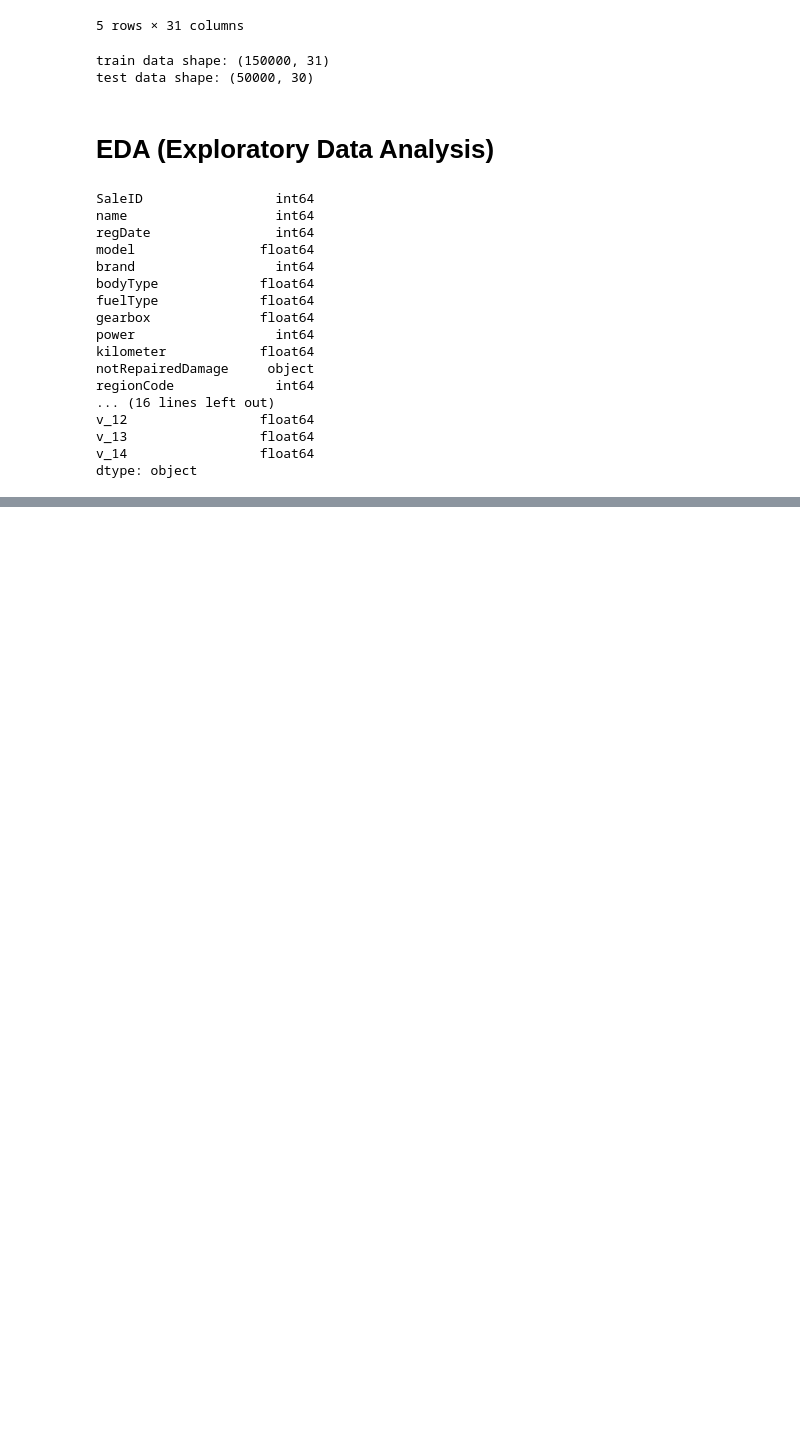
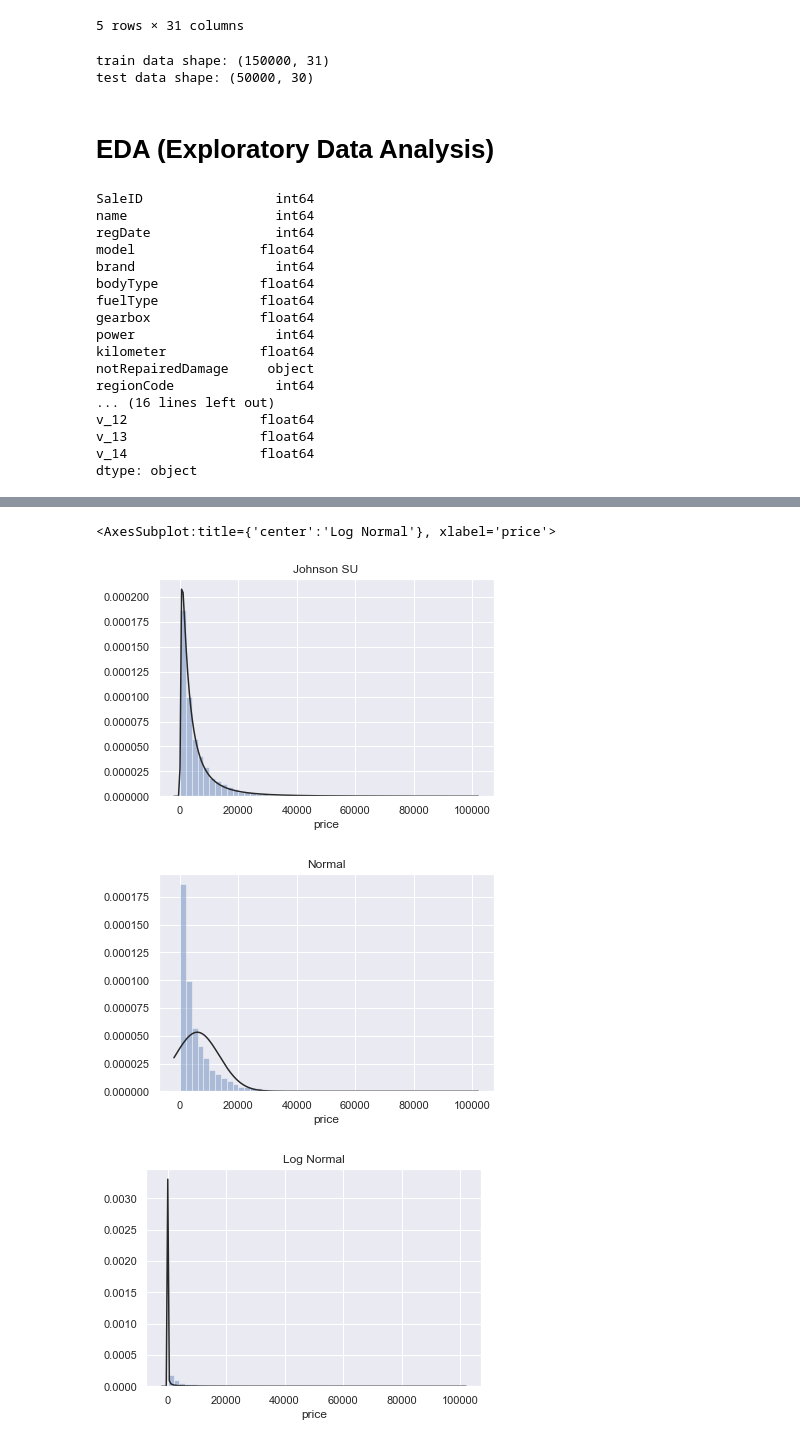
Before and after one commit to lytdigi-ai/used_cars, a Jupyter notebook: project_EDA.ipynb, the cells around one changed output, grey strips where cells are left out. Cells and saved outputs as stored; diff of their text form; code cells hidden in the pictures; blank space fills up the shorter version.

```diff
--- a/project_EDA.ipynb
+++ b/project_EDA.ipynb
@@ -70,0 +182,14 @@ dtype: object
+# %%
+import scipy.stats as st
+y = train_data['price']
+plt.figure(1);plt.title('Johnson SU')
+sns.distplot(y,kde=False,fit=st.johnsonsu)
+plt.figure(2);plt.title('Normal')
+sns.distplot(y,kde=False,fit=st.norm)
+plt.figure(3);plt.title('Log Normal')
+sns.distplot(y,kde=False,fit=st.lognorm)
+# %% [output]
+<AxesSubplot:title={'center':'Log Normal'}, xlabel='price'>
+[figure, added]
+[figure, added]
+[figure, added]
```
Also changed, not shown: parts of 12 cells of this notebook.
